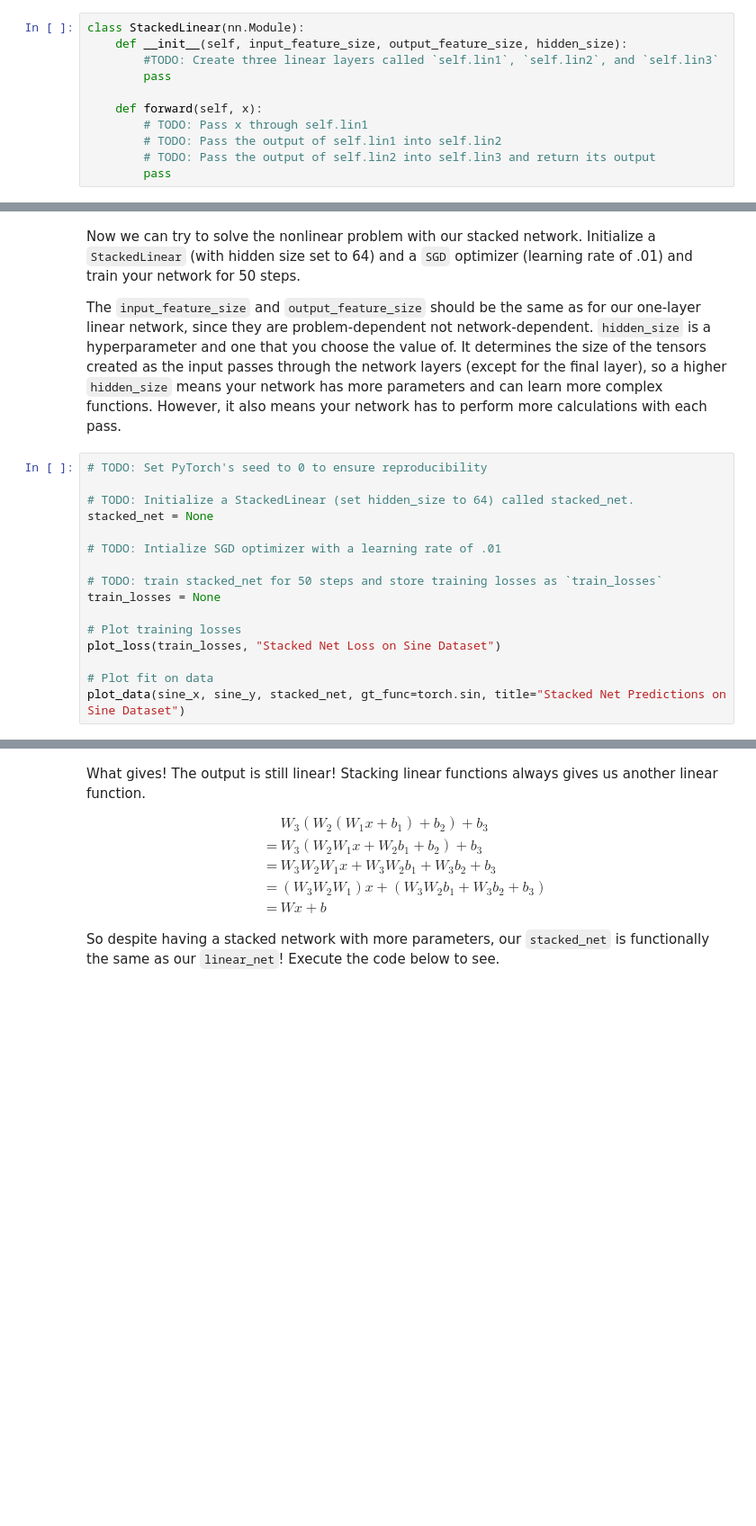
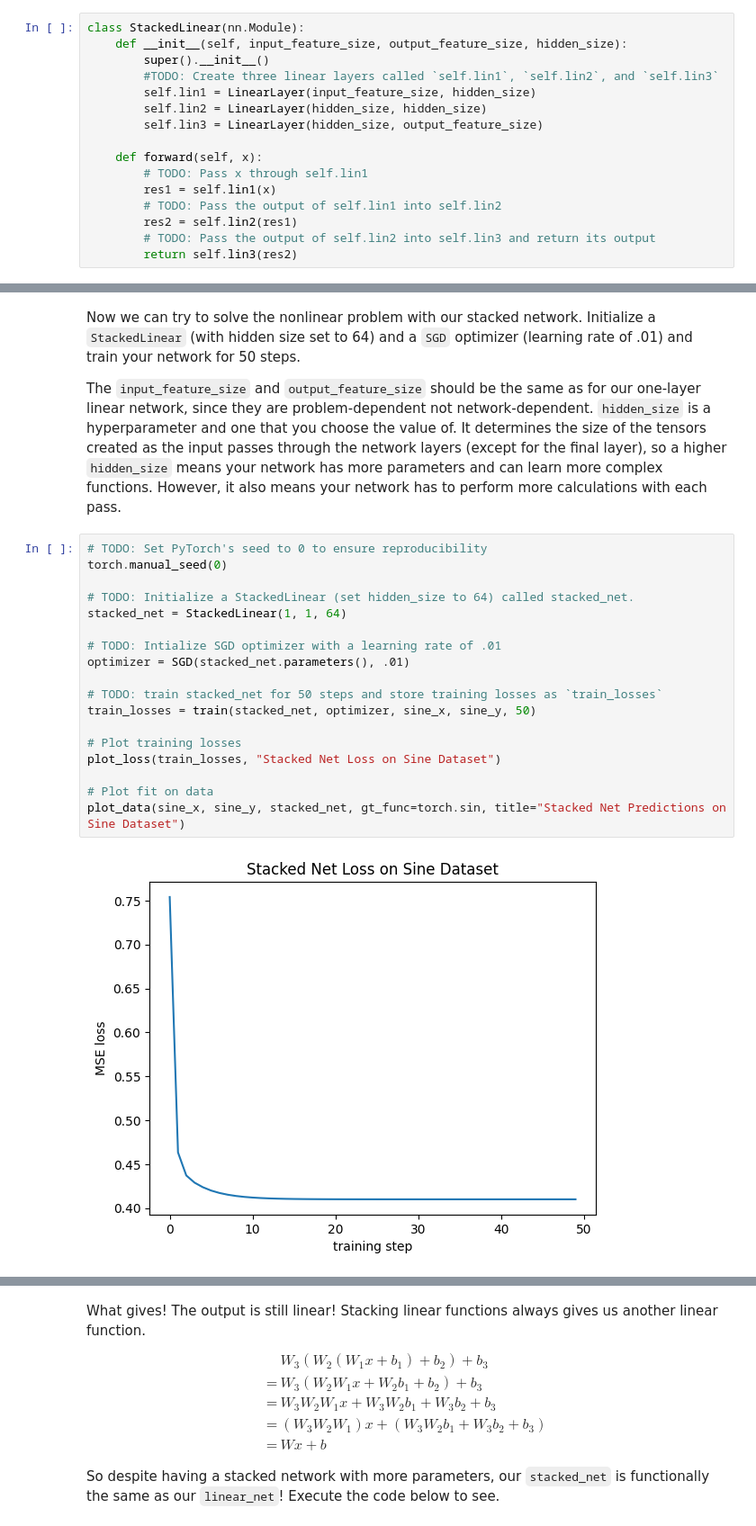
Before and after one commit to connorharv/byu-cs474, a Jupyter notebook: lab2_modules_training.ipynb, the cells around one changed output, grey strips where cells are left out. Shown at 90% size. Saved outputs shown, nothing was run; the diff lists cells and outputs as text; blank space fills up the shorter version.

```diff
--- a/lab2_modules_training.ipynb
+++ b/lab2_modules_training.ipynb
@@ -477,13 +503,18 @@ A linear network can only create a linear prediction, which isn't very useful fo
 # %%
 class StackedLinear(nn.Module):
     def __init__(self, input_feature_size, output_feature_size, hidden_size):
+        super().__init__()
         #TODO: Create three linear layers called `self.lin1`, `self.lin2`, and `self.lin3`
-        pass
+        self.lin1 = LinearLayer(input_feature_size, hidden_size)
+        self.lin2 = LinearLayer(hidden_size, hidden_size)
+        self.lin3 = LinearLayer(hidden_size, output_feature_size)
 
     def forward(self, x):
         # TODO: Pass x through self.lin1
+        res1 = self.lin1(x)
         # TODO: Pass the output of self.lin1 into self.lin2
+        res2 = self.lin2(res1)
         # TODO: Pass the output of self.lin2 into self.lin3 and return its output
-        pass
+        return self.lin3(res2)
 # %% [markdown]
 To see some other functionality that a `Module` has, create a `StackedLinear` object called `stacked_net` and print out `stacked_net`
@@ -498,17 +556,21 @@ Initialize a `StackedLinear` (with hidden size set to 64) and a `SGD` optimizer
 The `input_feature_size` and `output_feature_size` should be the same as for our one-layer linear network, since they are problem-dependent not network-dependent. `hidden_size` is a hyperparameter and one that you choose the value of. It determines the size of the tensors created as the input passes through the network layers (except for the final layer), so a higher `hidden_size` means your network has more parameters and can learn more complex functions. However, it also means your network has to perform more calculations with each pass.
 # %%
 # TODO: Set PyTorch's seed to 0 to ensure reproducibility
+torch.manual_seed(0)
 
 # TODO: Initialize a StackedLinear (set hidden_size to 64) called stacked_net.
-stacked_net = None
+stacked_net = StackedLinear(1, 1, 64)
 
 # TODO: Intialize SGD optimizer with a learning rate of .01
+optimizer = SGD(stacked_net.parameters(), .01)
 
 # TODO: train stacked_net for 50 steps and store training losses as `train_losses`
-train_losses = None
+train_losses = train(stacked_net, optimizer, sine_x, sine_y, 50)
 
 # Plot training losses
 plot_loss(train_losses, "Stacked Net Loss on Sine Dataset")
 
 # Plot fit on data
 plot_data(sine_x, sine_y, stacked_net, gt_func=torch.sin, title="Stacked Net Predictions on Sine Dataset")
+# %% [output]
+[figure, added]
```
Also changed, not shown: parts of 10 cells of this notebook.
